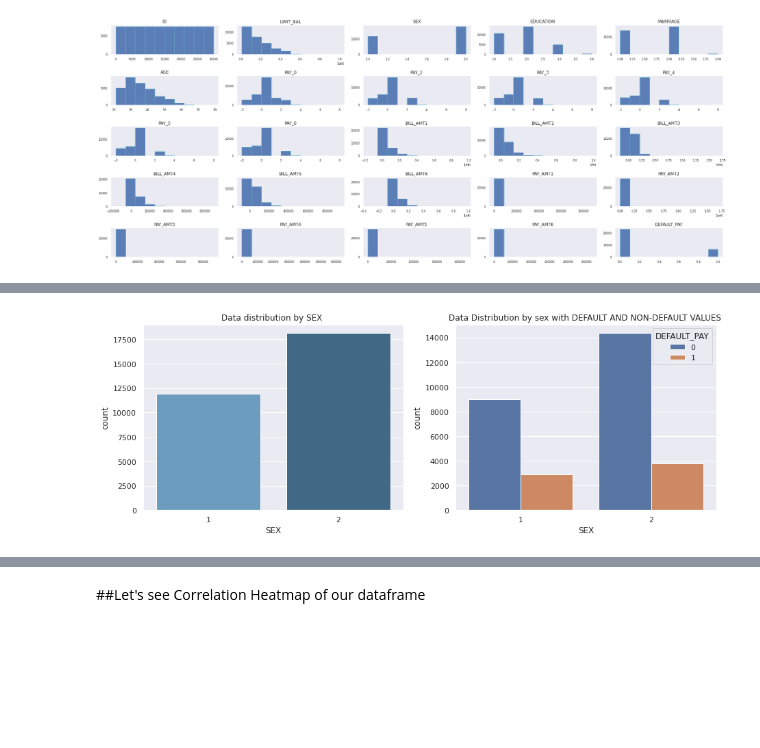
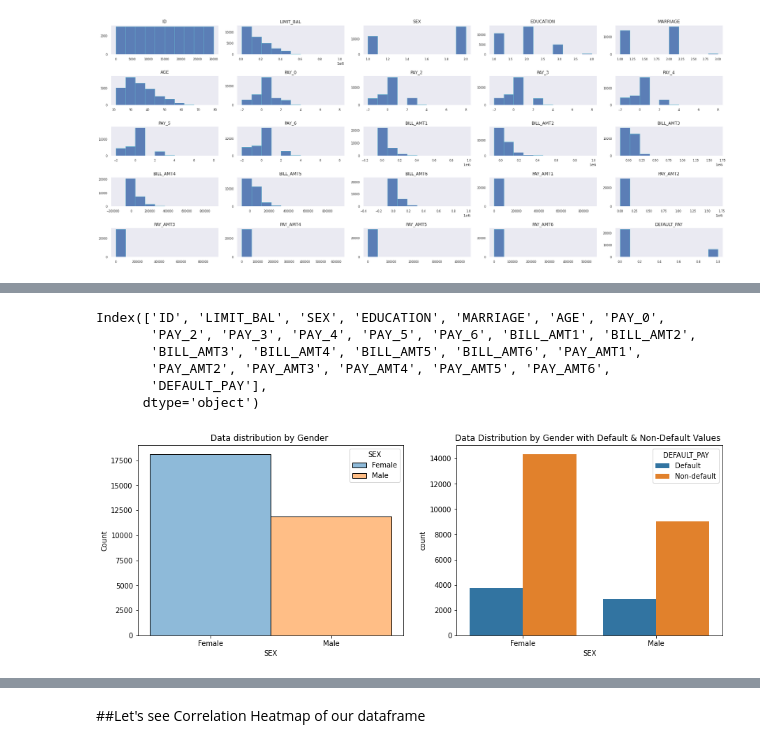
Before and after one commit to shivansh9770/Credit-Card-Default-Prediction, a Jupyter notebook: Credit_Card_Default_Prediction_Capstone_Project.ipynb, the cells around one changed output, grey strips where cells are left out. Cells and saved outputs as stored; diff of their text form; code cells hidden in the pictures; blank space fills up the shorter version.

```diff
--- a/Credit_Card_Default_Prediction_Capstone_Project.ipynb
+++ b/Credit_Card_Default_Prediction_Capstone_Project.ipynb
@@ -410,0 +381,7 @@ Index(['ID', 'LIMIT_BAL', 'SEX', 'EDUCATION', 'MARRIAGE', 'AGE', 'PAY_0',
+# %%
+df = data_df.copy()
+df['SEX'] = df["SEX"].replace({1:'Male',2:'Female'})
+df['EDUCATION'] = df['EDUCATION'].replace({1:'Graduate School',2:'University',3:'High School',4:'Other'})
+df['MARRIAGE'] = df['MARRIAGE'].replace({1:'Married',2:'Single',3:'Other'})
+df['DEFAULT_PAY'] = df['DEFAULT_PAY'].replace({1:'Default',0:'Non-default'})
+df.head()
@@ -411,9 +396,18 @@ Index(['ID', 'LIMIT_BAL', 'SEX', 'EDUCATION', 'MARRIAGE', 'AGE', 'PAY_0',
+# %%
+df.columns
+# %% [output]
+Index(['ID', 'LIMIT_BAL', 'SEX', 'EDUCATION', 'MARRIAGE', 'AGE', 'PAY_0',
+       'PAY_2', 'PAY_3', 'PAY_4', 'PAY_5', 'PAY_6', 'BILL_AMT1', 'BILL_AMT2',
+       'BILL_AMT3', 'BILL_AMT4', 'BILL_AMT5', 'BILL_AMT6', 'PAY_AMT1',
+       'PAY_AMT2', 'PAY_AMT3', 'PAY_AMT4', 'PAY_AMT5', 'PAY_AMT6',
+       'DEFAULT_PAY'],
+      dtype='object')
 # %%
 fig, axs = plt.subplots(1,2, figsize=(15,5))
-#this graph represtent the distribution of sex
-sns.countplot(x="SEX",ax=axs[0],palette="Blues_d", data=data_df).set(title='Data distribution by SEX ')
-#this graph represtent the number of default and non-default values
-sns.countplot(x="SEX", hue="DEFAULT_PAY",ax=axs[1], data=data_df).set(title='Data Distribution by sex with DEFAULT AND NON-DEFAULT VALUES ')
+#This graph represtent the distribution of Gender
+sns.histplot(x="SEX",ax=axs[0],hue='SEX', data=df).set(title='Data distribution by Gender ')
+#This graph represtent the number of default and non-default values
+sns.countplot(x="SEX", hue="DEFAULT_PAY",ax=axs[1], data=df).set(title='Data Distribution by Gender with Default & Non-Default Values ')
 plt.show()
 # %% [output]
-[figure, old version]
+[figure, new version]
```
Also changed, not shown: parts of 44 cells of this notebook.
